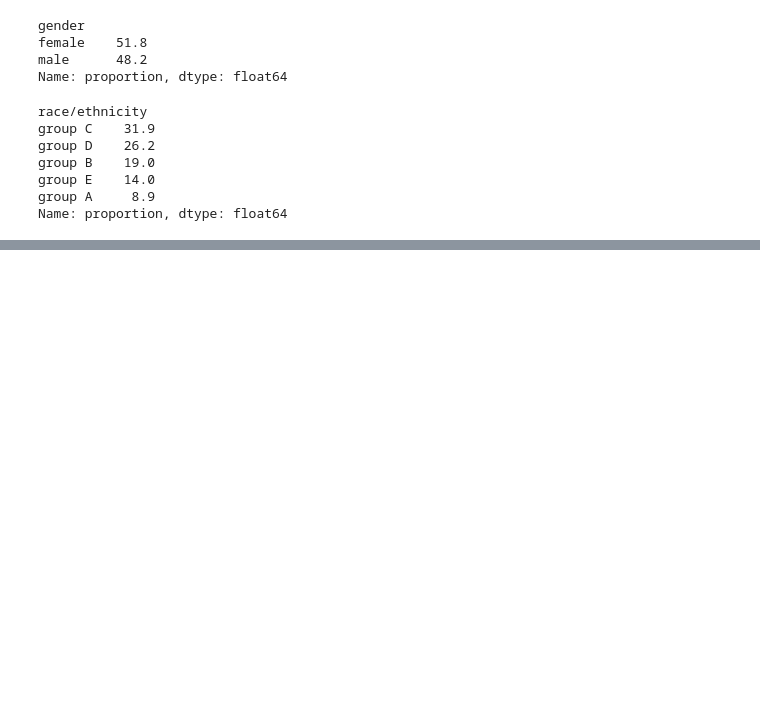
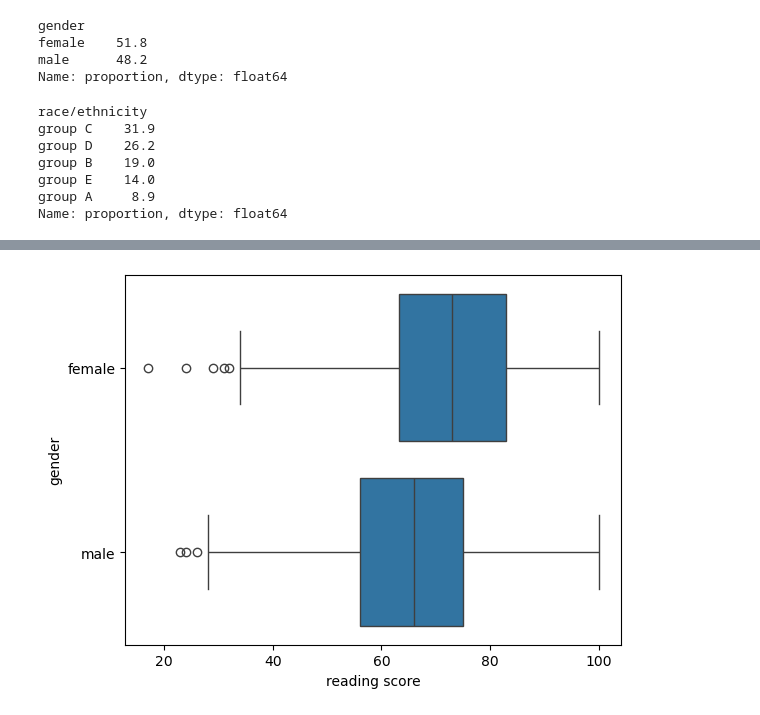
Before and after one commit to leandroclv/python_analise_dados_udemy, a Jupyter notebook: projetos/projeto_02/estudantes.ipynb, the cells around one changed output, grey strips where cells are left out. Saved outputs shown, nothing was run; the diff lists cells and outputs as text; code cells hidden in the pictures; blank space fills up the shorter version.

```diff
--- a/projetos/projeto_02/estudantes.ipynb
+++ b/projetos/projeto_02/estudantes.ipynb
@@ -93,0 +116,4 @@ Name: proportion, dtype: float64
+# %%
+sns.boxplot( data=df, x='reading score', y='gender');
+# %% [output]
+[figure, added]
```
Also changed, not shown: parts of 12 cells of this notebook, 2 other files.
